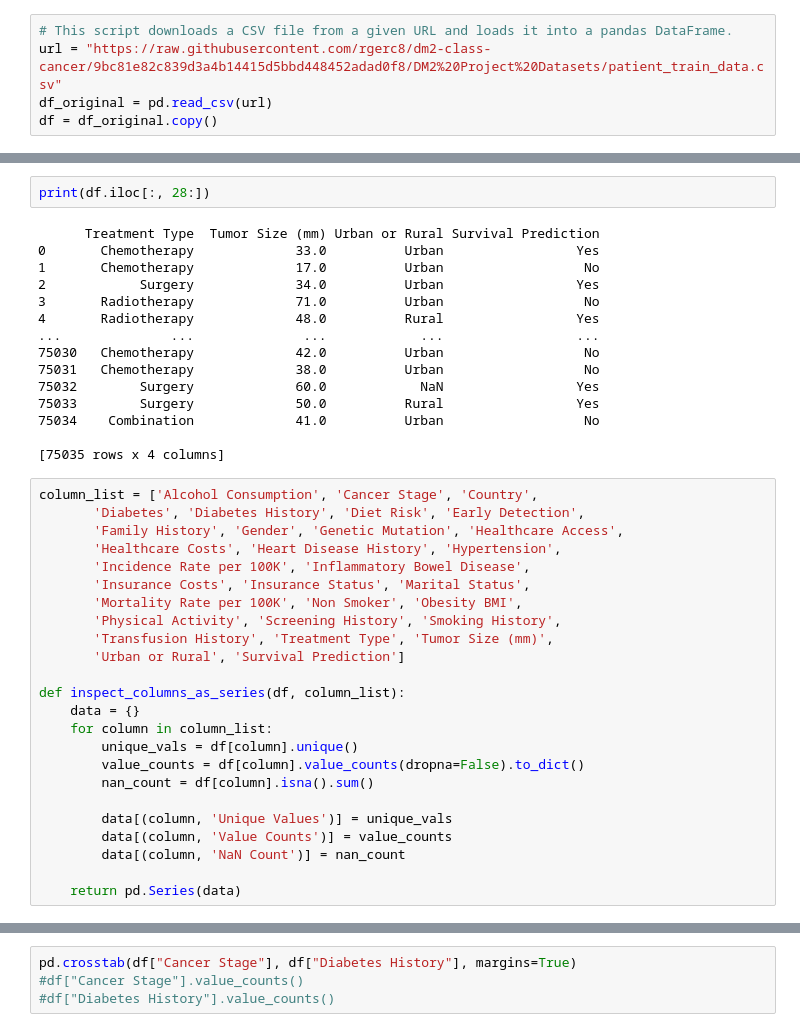
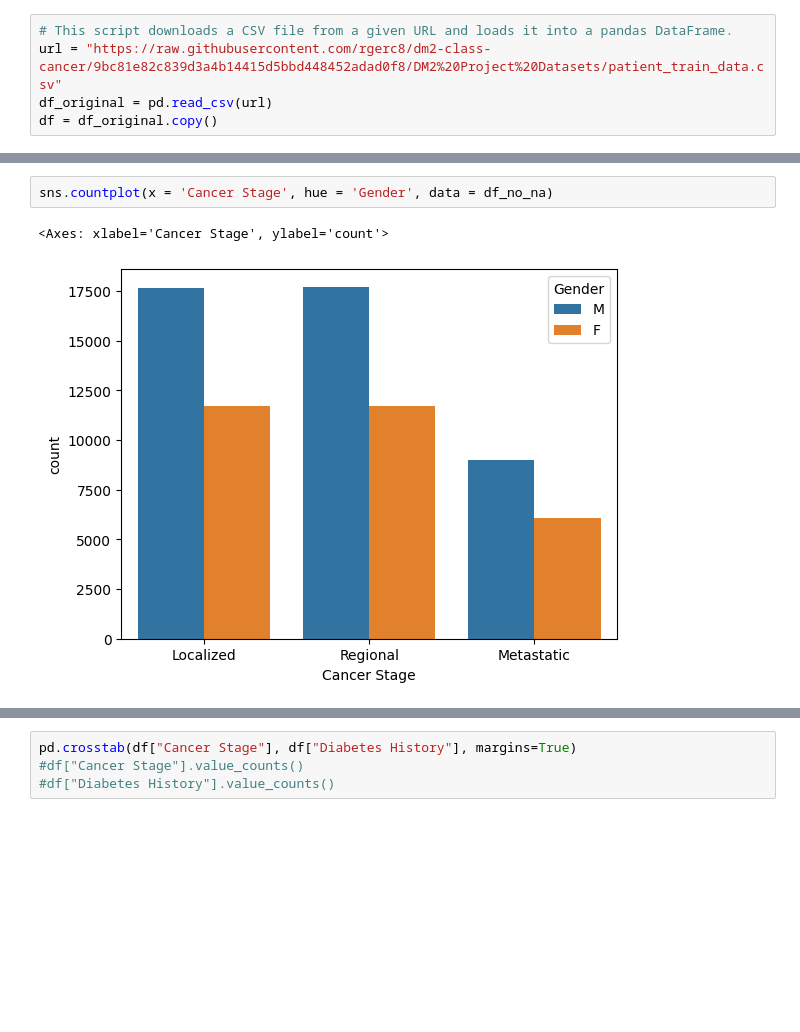
Before and after one commit to rgerc8/dm2-class-cancer, a Jupyter notebook: main.ipynb, the cells around one changed output, grey strips where cells are left out. Saved outputs shown, nothing was run; the diff lists cells and outputs as text; blank space fills up the shorter version.

```diff
--- a/main.ipynb
+++ b/main.ipynb
@@ -155,41 +118,5 @@ print(df.iloc[:, 22:28])
-# %%
-print(df.iloc[:, 28:])
-# %% [output]
-      Treatment Type  Tumor Size (mm) Urban or Rural Survival Prediction
-0       Chemotherapy             33.0          Urban                 Yes
-1       Chemotherapy             17.0          Urban                  No
-2            Surgery             34.0          Urban                 Yes
-3       Radiotherapy             71.0          Urban                  No
-4       Radiotherapy             48.0          Rural                 Yes
-...              ...              ...            ...                 ...
-75030   Chemotherapy             42.0          Urban                  No
-75031   Chemotherapy             38.0          Urban                  No
-75032        Surgery             60.0            NaN                 Yes
-75033        Surgery             50.0          Rural                 Yes
-75034    Combination             41.0          Urban                  No
-
-[75035 rows x 4 columns]
-# %%
-column_list = ['Alcohol Consumption', 'Cancer Stage', 'Country',
-       'Diabetes', 'Diabetes History', 'Diet Risk', 'Early Detection',
-       'Family History', 'Gender', 'Genetic Mutation', 'Healthcare Access',
-       'Healthcare Costs', 'Heart Disease History', 'Hypertension',
-       'Incidence Rate per 100K', 'Inflammatory Bowel Disease',
-       'Insurance Costs', 'Insurance Status', 'Marital Status',
-       'Mortality Rate per 100K', 'Non Smoker', 'Obesity BMI',
-       'Physical Activity', 'Screening History', 'Smoking History',
-       'Transfusion History', 'Treatment Type', 'Tumor Size (mm)',
-       'Urban or Rural', 'Survival Prediction']
-
-def inspect_columns_as_series(df, column_list):
-    data = {}
-    for column in column_list:
-        unique_vals = df[column].unique()
-        value_counts = df[column].value_counts(dropna=False).to_dict()
-        nan_count = df[column].isna().sum()
-
-        data[(column, 'Unique Values')] = unique_vals
-        data[(column, 'Value Counts')] = value_counts
-        data[(column, 'NaN Count')] = nan_count
-
-    return pd.Series(data)
+# %%
+sns.countplot(x = 'Cancer Stage', hue = 'Gender', data = df_no_na)
+# %% [output]
+<Axes: xlabel='Cancer Stage', ylabel='count'>
+[figure, added]
```
Also changed, not shown: parts of 18 cells of this notebook.
